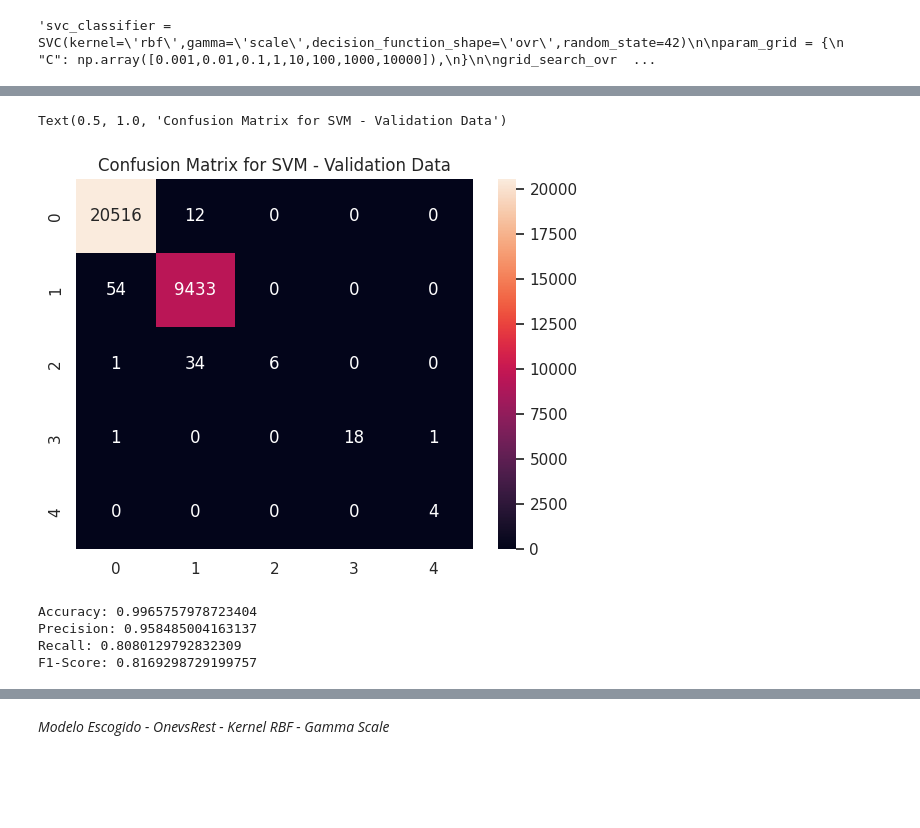
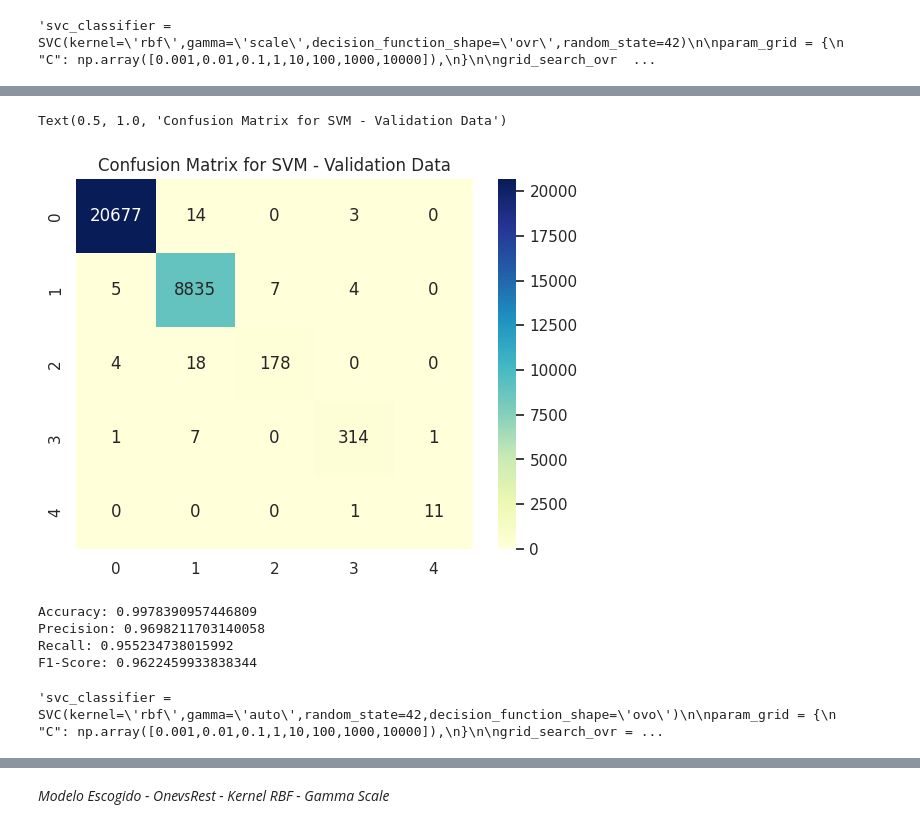
Before and after one commit to santyxd3000/Undergraduate-Project, a Jupyter notebook: Classifying_Models.ipynb, the cells around one changed output, grey strips where cells are left out. Cells and saved outputs as stored; diff of their text form; code cells hidden in the pictures; blank space fills up the shorter version.

```diff
--- a/Classifying_Models.ipynb
+++ b/Classifying_Models.ipynb
@@ -83,7 +83,7 @@ GPU: [PhysicalDevice(name='/physical_device:GPU:0', device_type='GPU')]
 Num GPUs: 1
 # %%
 #Leer datos etiquetados
-df = pd.read_csv('df_with_labels.csv',sep=';').dropna()
+df = pd.read_csv('df_with_labels_ae11.csv',sep=';').dropna()
 # %%
 #Counting each item
 print(sorted(Counter(df['Label']).items()))
@@ -561,12 +569,12 @@ best_svm_4_val_pred = best_svm_4.predict(x_val)
 # %%
 from sklearn.metrics import confusion_matrix, ConfusionMatrixDisplay
 
 cm = confusion_matrix(y_val, best_svm_4_val_pred)
-sns.heatmap(cm,annot=True, fmt='g')
+sns.heatmap(cm,annot=True, fmt='g',cmap='YlGnBu')
 plt.title('Confusion Matrix for SVM - Validation Data')
 # %% [output]
 Text(0.5, 1.0, 'Confusion Matrix for SVM - Validation Data')
-[figure, old version]
+[figure, new version]
 # %%
 from sklearn.metrics import accuracy_score, precision_score, recall_score, f1_score
 accuracy = accuracy_score(y_val, best_svm_4_val_pred)
@@ -579,10 +587,10 @@ print("Precision: "+ str(precision))
 print("Recall: "+ str(recall))
 print("F1-Score: "+ str(f1_score))
 # %% [output]
-Accuracy: 0.9965757978723404
-Precision: 0.958485004163137
-Recall: 0.8080129792832309
-F1-Score: 0.8169298729199757
+Accuracy: 0.9978390957446809
+Precision: 0.9698211703140058
+Recall: 0.955234738015992
+F1-Score: 0.9622459933838344
 # %%
 """svc_classifier = SVC(kernel='rbf',gamma='auto',random_state=42,decision_function_shape='ovo')
 
@@ -595,6 +603,8 @@ grid_search_ovr = cuml.model_selection.GridSearchCV(svc_classifier, param_grid,
 grid_search_ovr.fit(x_train, y_train)
 
 print("Best Parameters for SVM with One vs One Classification RBF Kernel and Gamma Auto: ", grid_search_ovr.best_params_)"""
+# %% [output]
+'svc_classifier = SVC(kernel=\'rbf\',gamma=\'auto\',random_state=42,decision_function_shape=\'ovo\')\n\nparam_grid = {\n    "C": np.array([0.001,0.01,0.1,1,10,100,1000,10000]),\n}\n\ngrid_search_ovr = ...
 # %%
 best_svm_5 = OneVsOneClassifier(SVC(kernel='rbf',gamma='auto',random_state=42,C=1000))
 best_svm_5.fit(x_train,y_train)
```
Also changed, not shown: parts of 37 cells of this notebook.
